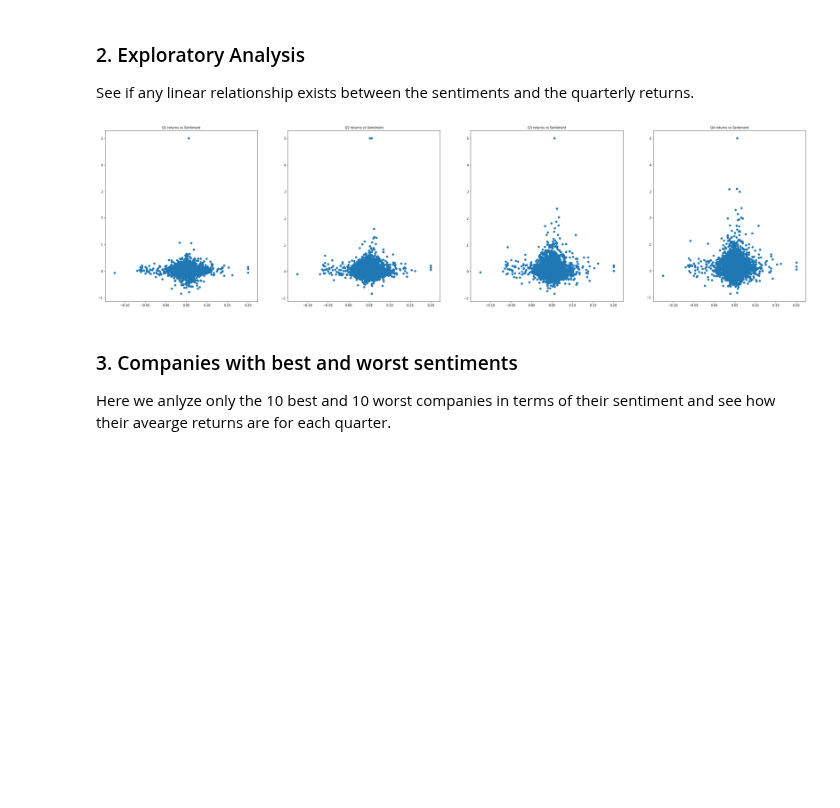
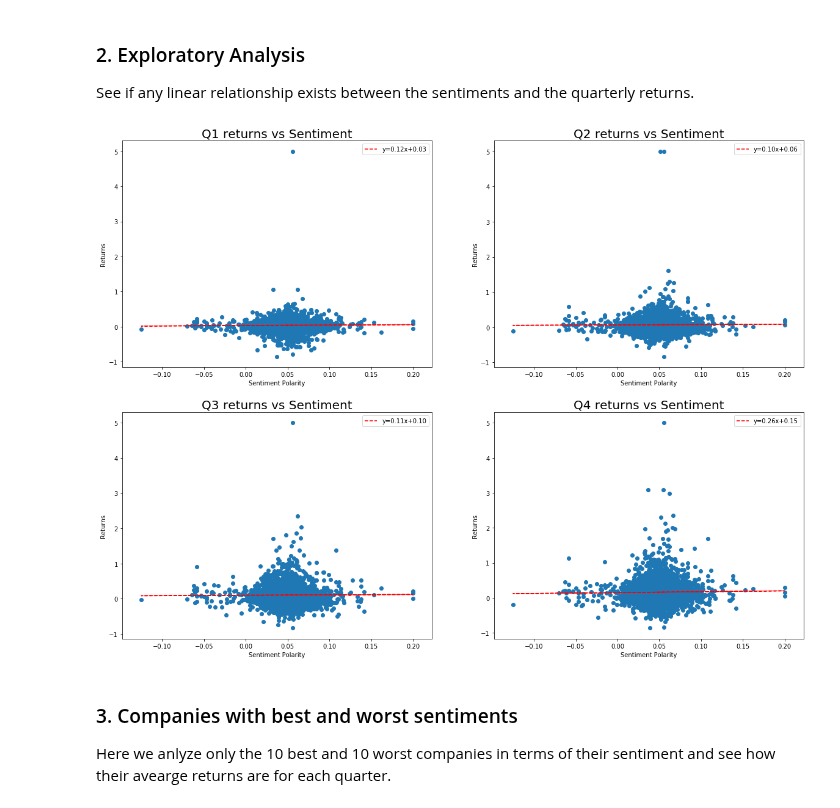
Before and after one commit to diyanr/FE595_final, a Jupyter notebook: analysis.ipynb, the cells around one changed output. Saved outputs shown, nothing was run; the diff lists cells and outputs as text; code cells hidden in the pictures; blank space fills up the shorter version.

```diff
--- a/analysis.ipynb
+++ b/analysis.ipynb
@@ -47,28 +46,61 @@ results.head()
 ### 2. Exploratory Analysis
 
 See if any linear relationship exists between the sentiments and the quarterly returns.
-# %%
-fig = plt.figure(figsize=(40, 10))
-
-ax1 = plt.subplot2grid((1, 4), (0, 0))
-ax1.scatter(results["Sentiment"], results["Q1"])
-ax1.set_title('Q1 returns vs Sentiment', fontsize=10)
-
-ax2 = plt.subplot2grid((1, 4), (0, 1))
-ax2.scatter(results["Sentiment"], results["Q2"])
-ax2.set_title('Q2 returns vs Sentiment', fontsize=10)
-
-ax3 = plt.subplot2grid((1, 4), (0, 2))
-ax3.scatter(results["Sentiment"], results["Q3"])
-ax3.set_title('Q3 returns vs Sentiment', fontsize=10)
-
-ax4 = plt.subplot2grid((1, 4), (0, 3))
-ax4.scatter(results["Sentiment"], results["Q4"])
-ax4.set_title('Q4 returns vs Sentiment', fontsize=10)
-
-plt.show()
-# %% [output]
-[figure, removed]
+# %%
+import numpy as np
+from sklearn.linear_model import LinearRegression
+from matplotlib import pyplot as plt
+%matplotlib inline
+
+fig = plt.figure(figsize=(20, 15))
+
+lm1 = LinearRegression().fit(np.array(results["Sentiment"]).reshape(-1,1),
+                             np.array(results["Q1"]).reshape(-1,1))
+ax1 = plt.subplot2grid((2, 2), (0, 0))
+ax1.scatter(results["Sentiment"], results["Q1"])
+ax1.plot(results["Sentiment"], lm1.predict(np.array(results["Sentiment"]).reshape(-1,1)),"r--",
+         label=f'y={lm1.coef_[0][0]:.2f}x+{lm1.intercept_[0]:.2f}')
+ax1.set_title('Q1 returns vs Sentiment', fontsize=20)
+ax1.set_xlabel("Sentiment Polarity")
+ax1.set_ylabel("Returns")
+ax1.legend()
+
+lm2 = LinearRegression().fit(np.array(results["Sentiment"]).reshape(-1,1),
+                             np.array(results["Q2"]).reshape(-1,1))
+ax2 = plt.subplot2grid((2, 2), (0, 1))
+ax2.scatter(results["Sentiment"], results["Q2"])
+ax2.plot(results["Sentiment"], lm2.predict(np.array(results["Sentiment"]).reshape(-1,1)),"r--",
+         label=f'y={lm2.coef_[0][0]:.2f}x+{lm2.intercept_[0]:.2f}')
+ax2.set_title('Q2 returns vs Sentiment', fontsize=20)
+ax2.set_xlabel("Sentiment Polarity")
+ax2.set_ylabel("Returns")
+ax2.legend()
+
+lm3 = LinearRegression().fit(np.array(results["Sentiment"]).reshape(-1,1),
+                             np.array(results["Q3"]).reshape(-1,1))
+ax3 = plt.subplot2grid((2, 2), (1, 0))
+ax3.scatter(results["Sentiment"], results["Q3"])
+ax3.plot(results["Sentiment"], lm3.predict(np.array(results["Sentiment"]).reshape(-1,1)),"r--",
+         label=f'y={lm3.coef_[0][0]:.2f}x+{lm3.intercept_[0]:.2f}')
+ax3.set_title('Q3 returns vs Sentiment', fontsize=20)
+ax3.set_xlabel("Sentiment Polarity")
+ax3.set_ylabel("Returns")
+ax3.legend()
+
+lm4 = LinearRegression().fit(np.array(results["Sentiment"]).reshape(-1,1),
+                             np.array(results["Q4"]).reshape(-1,1))
+ax4 = plt.subplot2grid((2, 2), (1, 1))
+ax4.scatter(results["Sentiment"], results["Q4"])
+ax4.plot(results["Sentiment"], lm4.predict(np.array(results["Sentiment"]).reshape(-1,1)),"r--",
+         label=f'y={lm4.coef_[0][0]:.2f}x+{lm4.intercept_[0]:.2f}')
+ax4.set_title('Q4 returns vs Sentiment', fontsize=20)
+ax4.set_xlabel("Sentiment Polarity")
+ax4.set_ylabel("Returns")
+ax4.legend()
+
+plt.show()
+# %% [output]
+[figure, added]
 # %% [markdown]
 ### 3. Companies with best and worst sentiments
 
```
Also changed, not shown: parts of 7 cells of this notebook, 4 other files.
